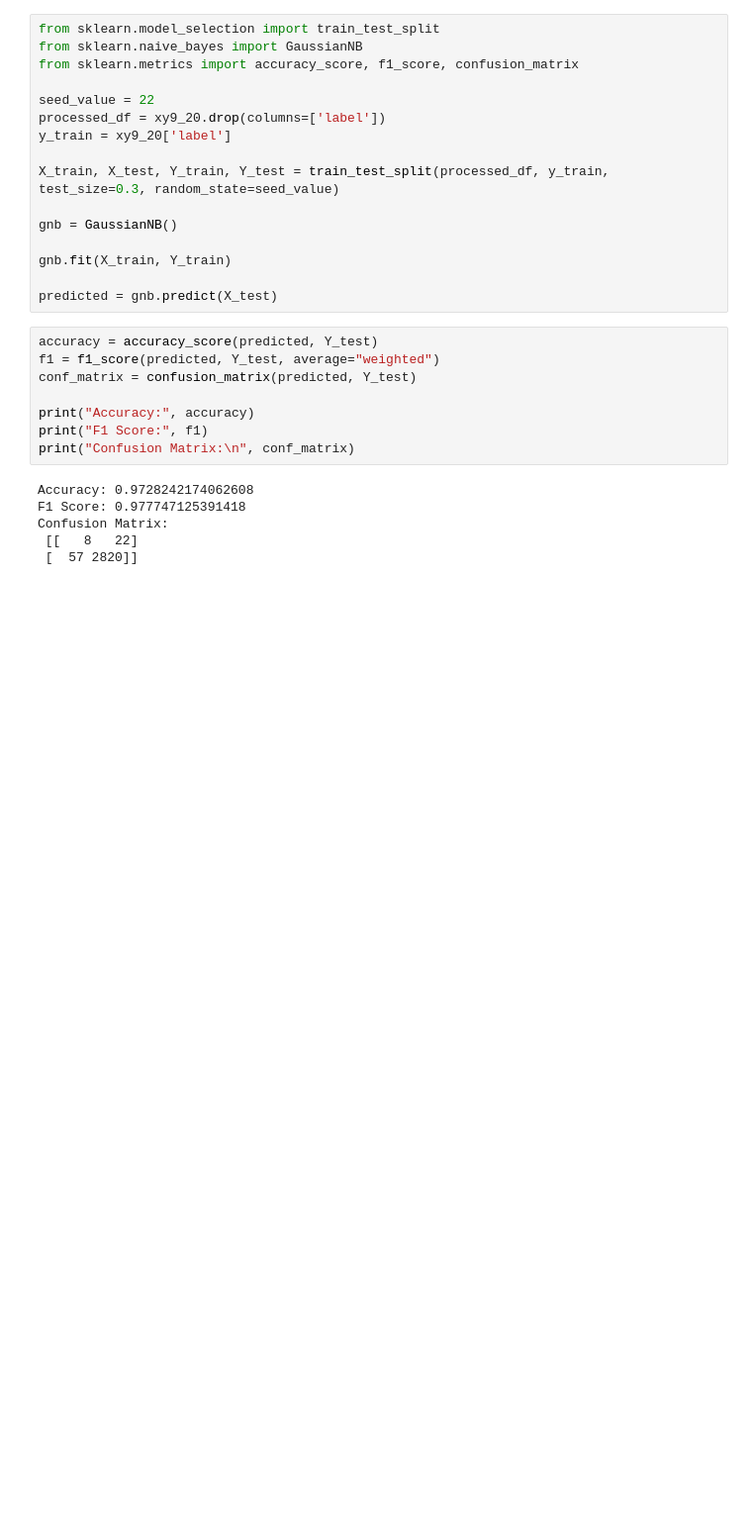
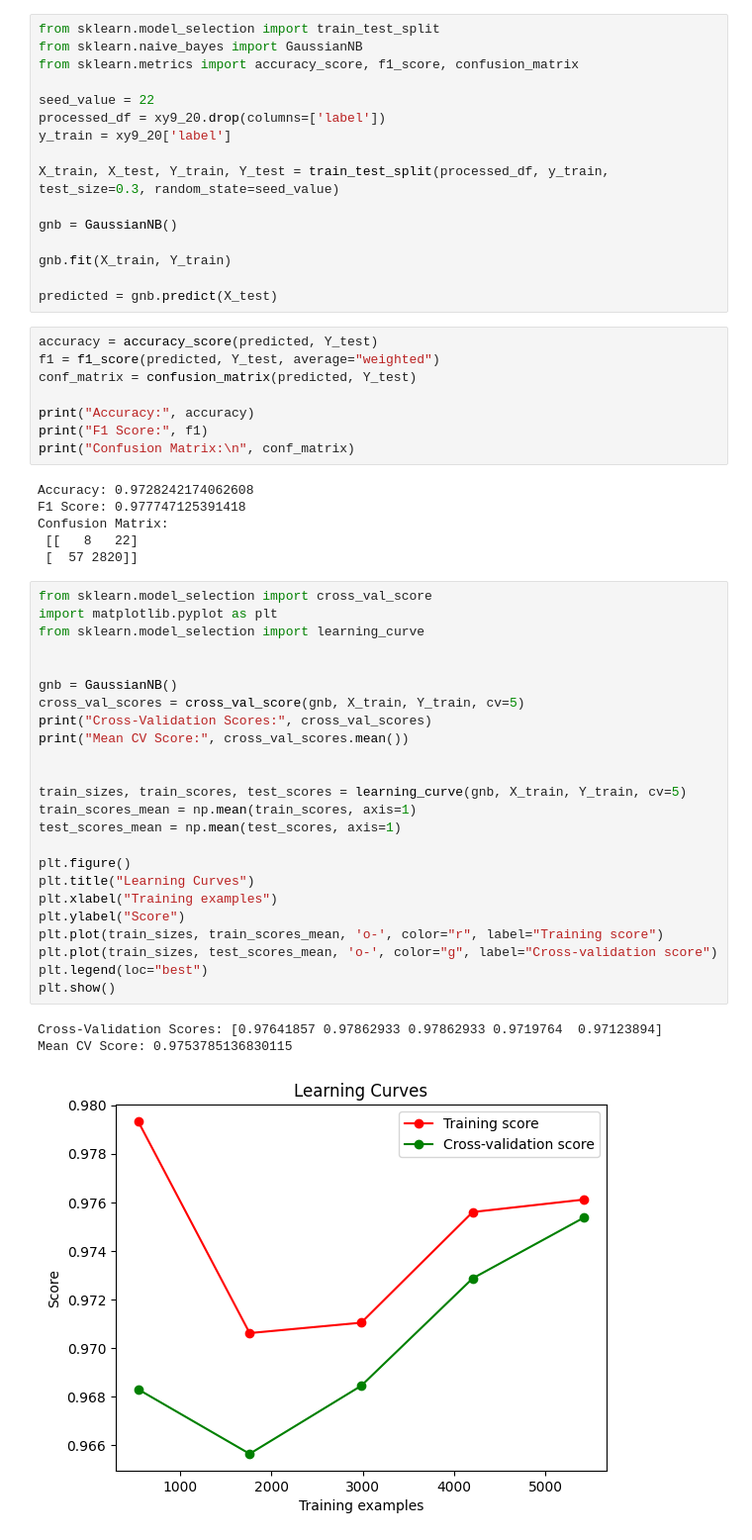
Before and after one commit to Suhail270/DMML, a Jupyter notebook: CW-DMML(PCA)/FeatureSelec.ipynb, the cells around one changed output. Shown: that part at 99% size. Saved outputs shown, nothing was run; the diff lists cells and outputs as text; blank space fills up the shorter version.

Commit message:
did cross validation to check if overfitting

```diff
--- a/CW-DMML(PCA)/FeatureSelec.ipynb
+++ b/CW-DMML(PCA)/FeatureSelec.ipynb
@@ -456,3 +456,31 @@ F1 Score: 0.977747125391418
 Confusion Matrix:
  [[   8   22]
  [  57 2820]]
+# %%
+from sklearn.model_selection import cross_val_score
+import matplotlib.pyplot as plt
+from sklearn.model_selection import learning_curve
+
+
+gnb = GaussianNB()
+cross_val_scores = cross_val_score(gnb, X_train, Y_train, cv=5)
+print("Cross-Validation Scores:", cross_val_scores)
+print("Mean CV Score:", cross_val_scores.mean())
+
+
+train_sizes, train_scores, test_scores = learning_curve(gnb, X_train, Y_train, cv=5)
+train_scores_mean = np.mean(train_scores, axis=1)
+test_scores_mean = np.mean(test_scores, axis=1)
+
+plt.figure()
+plt.title("Learning Curves")
+plt.xlabel("Training examples")
+plt.ylabel("Score")
+plt.plot(train_sizes, train_scores_mean, 'o-', color="r", label="Training score")
+plt.plot(train_sizes, test_scores_mean, 'o-', color="g", label="Cross-validation score")
+plt.legend(loc="best")
+plt.show()
+# %% [output]
+Cross-Validation Scores: [0.97641857 0.97862933 0.97862933 0.9719764  0.97123894]
+Mean CV Score: 0.9753785136830115
+[figure, added]
```
Also changed, not shown: parts of 1 cell of this notebook.
